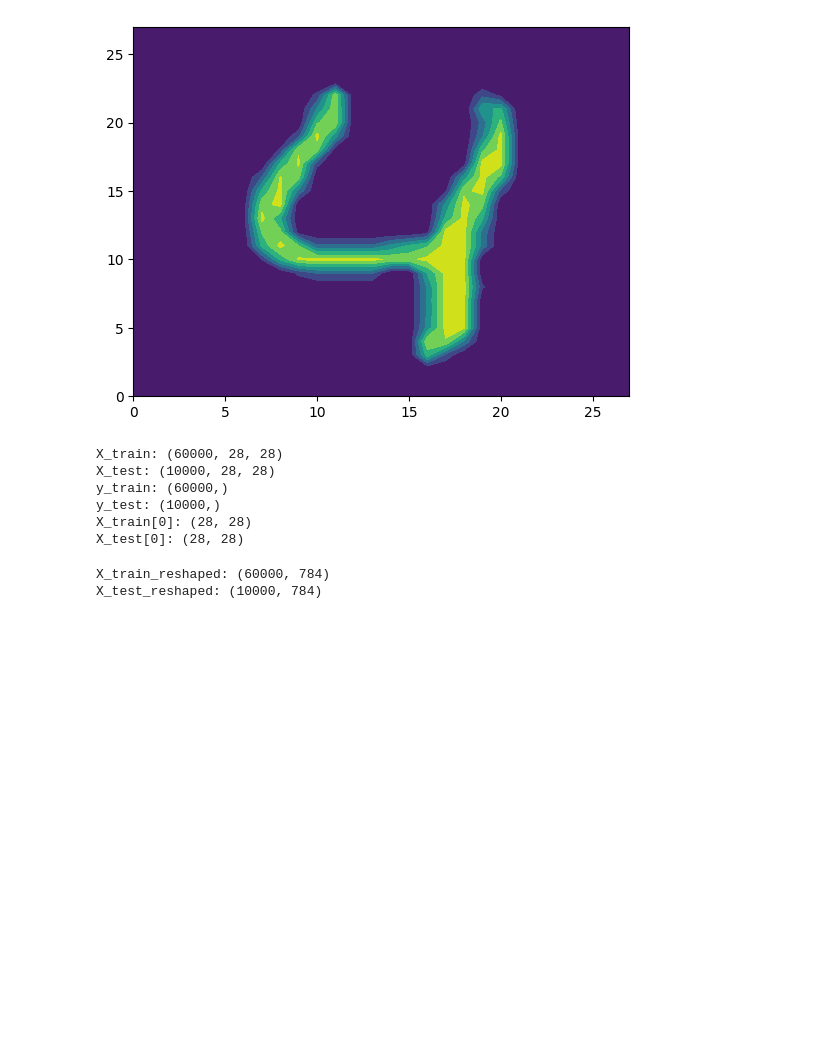
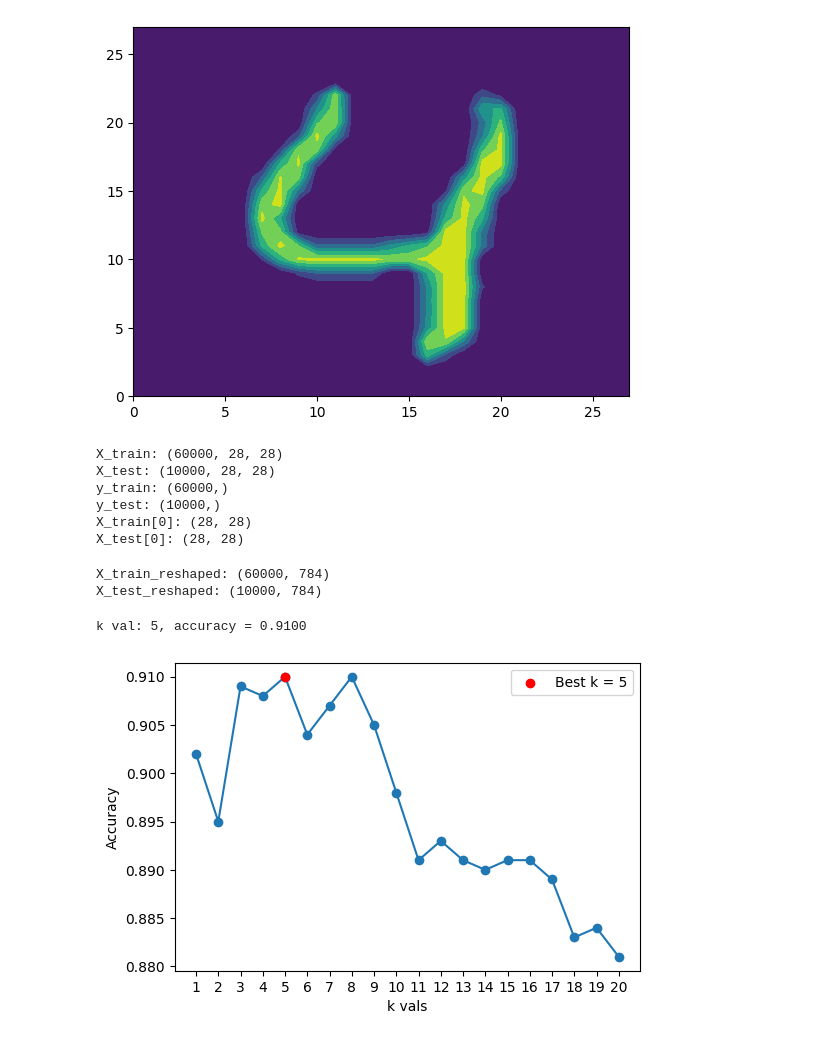
Before and after one commit to miacachion/lab_cv, a Jupyter notebook: lab_notebook.ipynb, the cells around one changed output. Drawn from its saved outputs; the diff is of its cells as text; code cells hidden in the pictures; blank space fills up the shorter version.

```diff
--- a/lab_notebook.ipynb
+++ b/lab_notebook.ipynb
@@ -186,24 +194,40 @@ X_test_reshaped: (10000, 784)
 from sklearn.neighbors import KNeighborsClassifier
 import matplotlib.pyplot as plt
 
-k_bar = 10
+# We used a smaller, scaled down subset to improve the speed of computation
+# May reduce absolute accuracy compared to using full dataset, but trend of accuracy vs. k stays the same
+# Using full dataset would likely increase accuracy but not cause significant change in best k val
+
+X_train_range = X_train_reshaped[:5000]
+y_train_range = y_train[:5000]
+X_test_range = X_test_reshaped[:1000]
+y_test_range = y_test[:1000]
+
+k_bar = 20
 accuracies = []
 
 for k in range(1, k_bar + 1):
     model = KNeighborsClassifier(n_neighbors=k)
-    model.fit(X_train_reshaped, y_train)
-    y_pred = model.predict(X_test_reshaped)
+    model.fit(X_train_range, y_train_range)
+    y_pred = model.predict(X_test_range)
 
-    accuracy = np.sum(y_pred == y_test) / len(y_test)
+    accuracy = np.mean(y_pred == y_test_range)
     accuracies.append(accuracy)
 
-max_acc = max(accuracies)
-best_k = accuracies.index(max_acc) + 1
+best_k = np.argmax(accuracies) + 1
+most_acc = accuracies[best_k - 1]
 
-print(f"{best_k} accuracy of {max_acc:.4f}")
+print(f"k val: {best_k}, accuracy = {most_acc:.4f}")
+# %% [output]
+k val: 5, accuracy = 0.9100
 # %%
-plt.plot(range(1, k_bar + 1), accuracies, marker='o')
-plt.xlabel('Number of Neighbors (k)')
-plt.ylabel('Accuracy')
-plt.title('kNN Test Accuracy vs. k')
+plt.figure(figsize=(6,4))
+plt.plot(range(1, k_bar + 1), accuracies, marker='o', linestyle='-')
+plt.scatter(best_k, most_acc, color='red', zorder=10, label=f'Best k = {best_k}')
+plt.xlabel("k vals")
+plt.ylabel("Accuracy")
+plt.xticks(range(1, k_bar + 1))
+plt.legend()
 plt.show()
+# %% [output]
+[figure, added]
```
Also changed, not shown: parts of 2 cells of this notebook.
